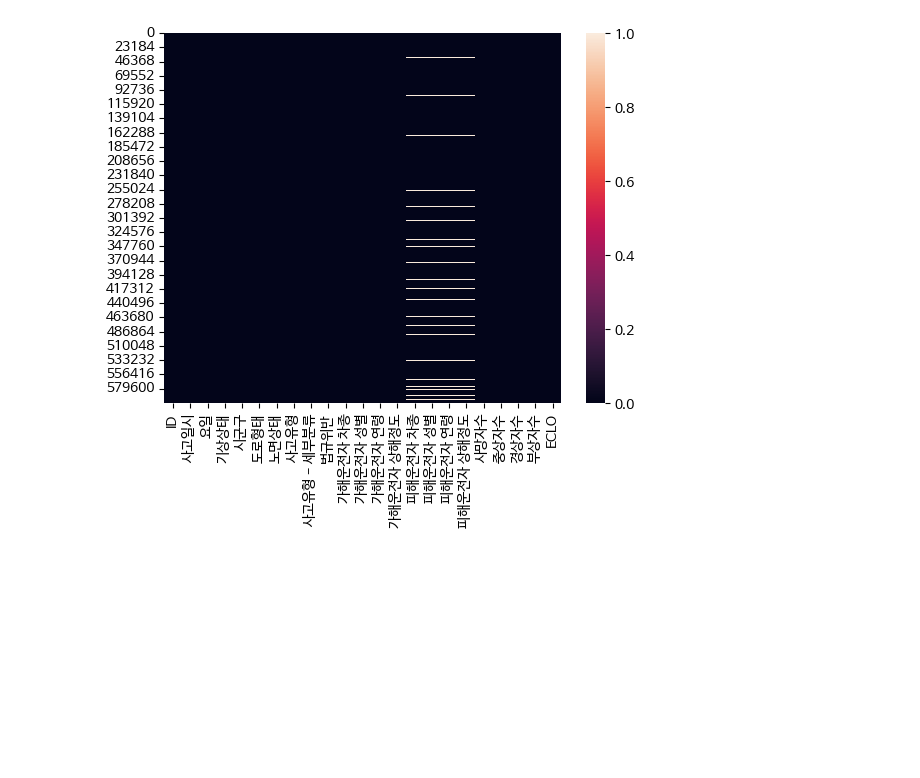
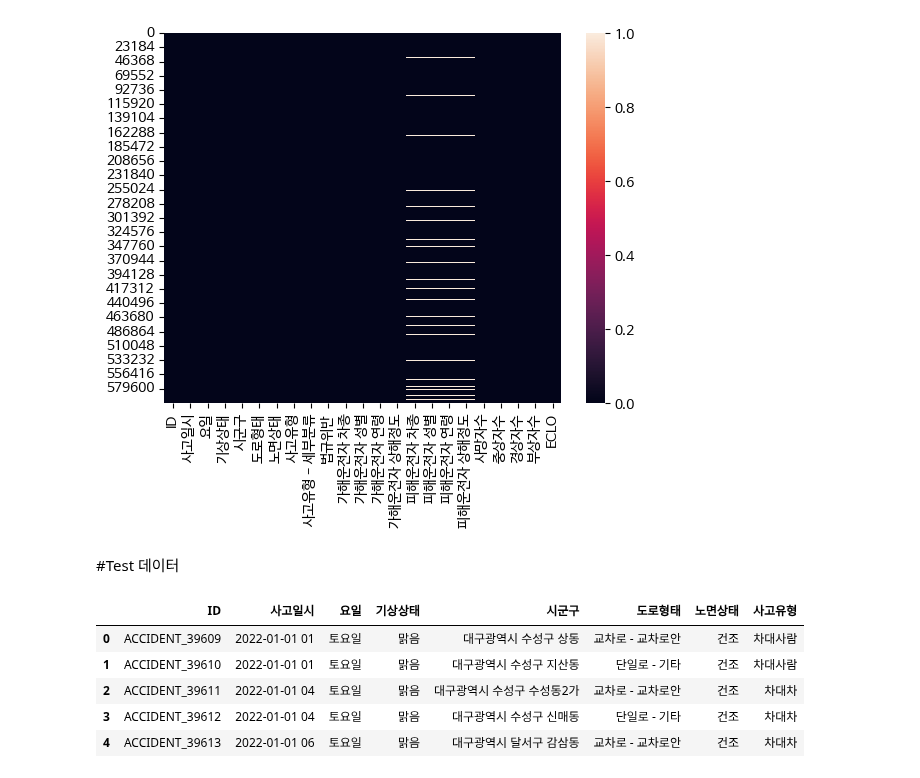
Before and after one commit to zooodung/TA-Prediction, a Jupyter notebook: Model_Train1.ipynb, the cells around one changed output. Cells and saved outputs as stored; diff of their text form; code cells hidden in the pictures; blank space fills up the shorter version.

```diff
--- a/Model_Train1.ipynb
+++ b/Model_Train1.ipynb
@@ -247,3 +285,15 @@ sns.heatmap(ext_data.isnull())
 # %% [output]
 <Axes: >
 [figure]
+# %% [markdown]
+#Test 데이터
+# %%
+test_data=pd.read_csv(path+'test.csv')
+test_data.head()
+# %% [output]
+|  | ID | 사고일시 | 요일 | 기상상태 | 시군구 | 도로형태 | 노면상태 | 사고유형 |
+| 0 | ACCIDENT_39609 | 2022-01-01 01 | 토요일 | 맑음 | 대구광역시 수성구 상동 | 교차로 - 교차로안 | 건조 | 차대사람 |
+| 1 | ACCIDENT_39610 | 2022-01-01 01 | 토요일 | 맑음 | 대구광역시 수성구 지산동 | 단일로 - 기타 | 건조 | 차대사람 |
+| 2 | ACCIDENT_39611 | 2022-01-01 04 | 토요일 | 맑음 | 대구광역시 수성구 수성동2가 | 교차로 - 교차로안 | 건조 | 차대차 |
+| 3 | ACCIDENT_39612 | 2022-01-01 04 | 토요일 | 맑음 | 대구광역시 수성구 신매동 | 단일로 - 기타 | 건조 | 차대차 |
+| 4 | ACCIDENT_39613 | 2022-01-01 06 | 토요일 | 맑음 | 대구광역시 달서구 감삼동 | 교차로 - 교차로안 | 건조 | 차대차 |
```
Also changed, not shown: parts of 13 cells of this notebook.
